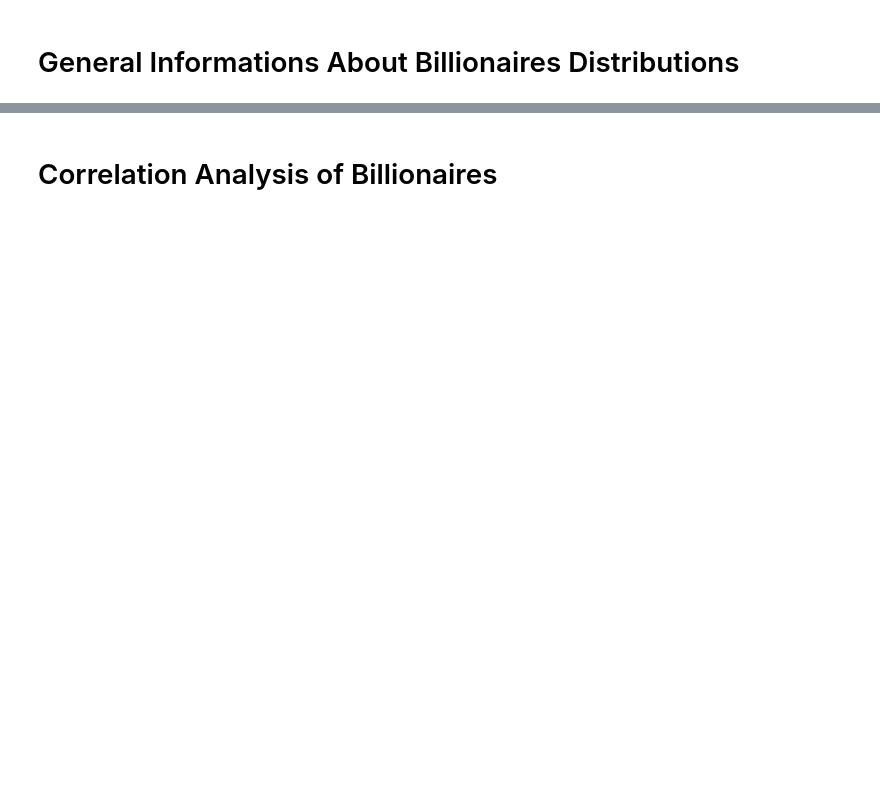
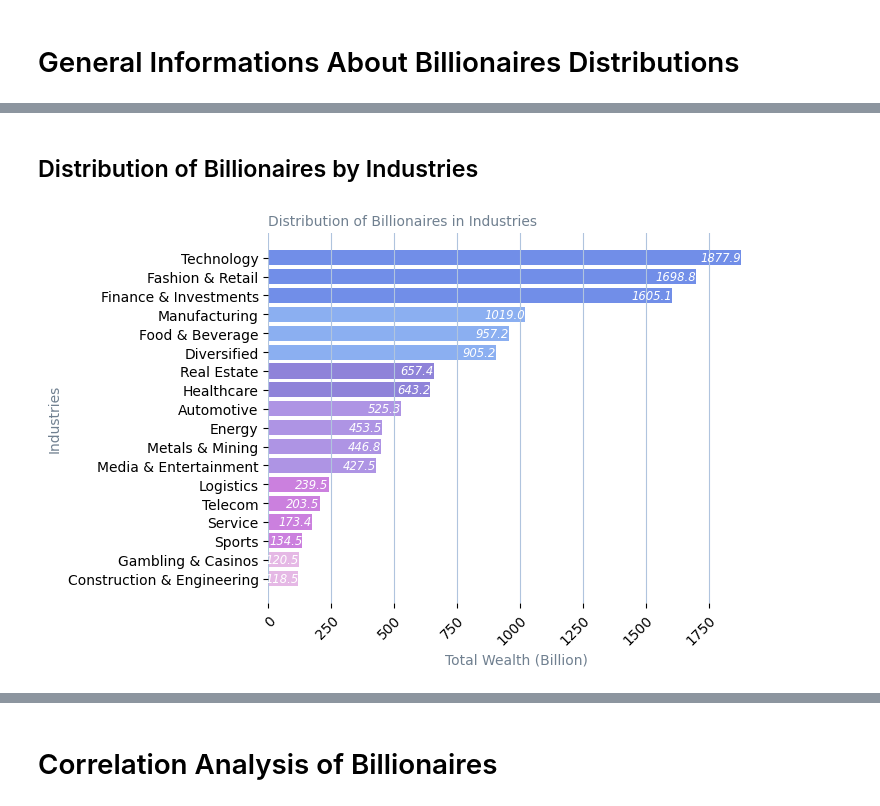
Before and after one commit to gialiubc/project_1, a Jupyter notebook: gia/who_are_the_billionaires.ipynb, the cells around one changed output, grey strips where cells are left out. Drawn from its saved outputs; the diff is of its cells as text; code cells hidden in the pictures; blank space fills up the shorter version.

```diff
--- a/gia/who_are_the_billionaires.ipynb
+++ b/gia/who_are_the_billionaires.ipynb
@@ -324,0 +313,30 @@ dtype: int64
+# %% [markdown]
+## Distribution of Billionaires by Industries
+# %%
+# Billionaires by industries --- bar chart
+industries_df = full_df[['finalWorth','industries']].groupby('industries').sum()
+industries_df = industries_df.sort_values(by = 'finalWorth', ascending = True)
+
+colors = ['plum','plum','mediumorchid','mediumorchid','mediumorchid','mediumorchid',
+          'mediumpurple','mediumpurple','mediumpurple','mediumpurple',
+          'slateblue','slateblue','cornflowerblue','cornflowerblue','cornflowerblue',
+          'royalblue','royalblue','royalblue']
+plt.barh(industries_df.index, industries_df['finalWorth'], color = colors, alpha = 0.75, align = 'center')
+plt.title("Distribution of Billionaires in Industries", color = 'slategray', loc='left',fontsize=10)
+plt.xlabel("Total Wealth (Billion)", color = 'slategray',fontsize=10)
+plt.ylabel("Industries", color = 'slategray', fontsize=10)
+plt.grid(c="lightsteelblue", axis = 'x')
+plt.xticks(rotation=45, rotation_mode="anchor", ha="right", wrap=True)
+
+# annotate()
+for index, value in enumerate(industries_df['finalWorth']):
+    plt.text(value, index, str(value), ha = 'right', va = 'center', style = 'oblique',
+             weight = 'medium', size = 'small', color = 'white')
+
+# get rid of the frame lines
+for spine in plt.gca().spines.values():
+    spine.set_visible(False)
+
+plt.show()
+# %% [output]
+[figure, added]
```
Also changed, not shown: parts of 39 cells of this notebook, 1 other file.
